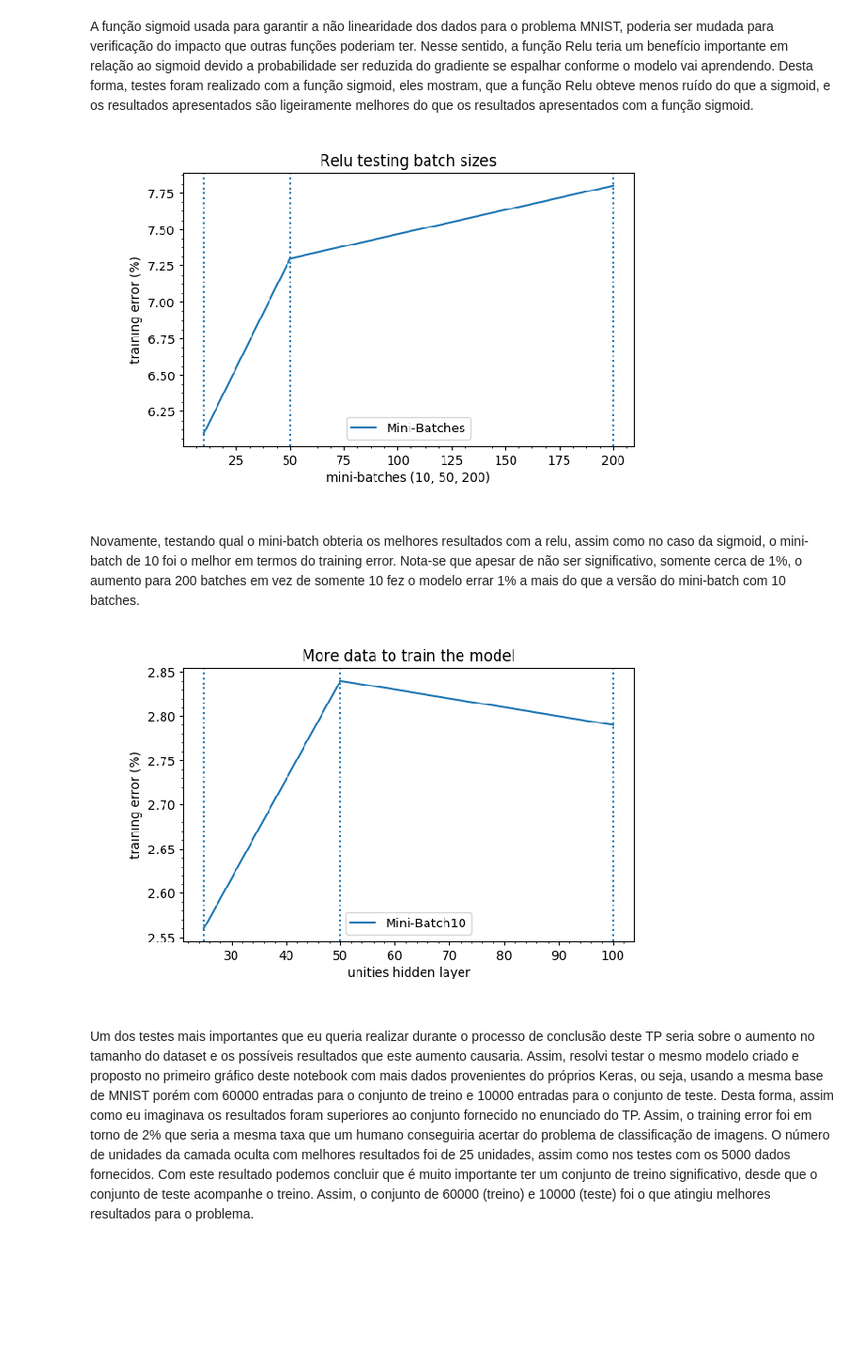
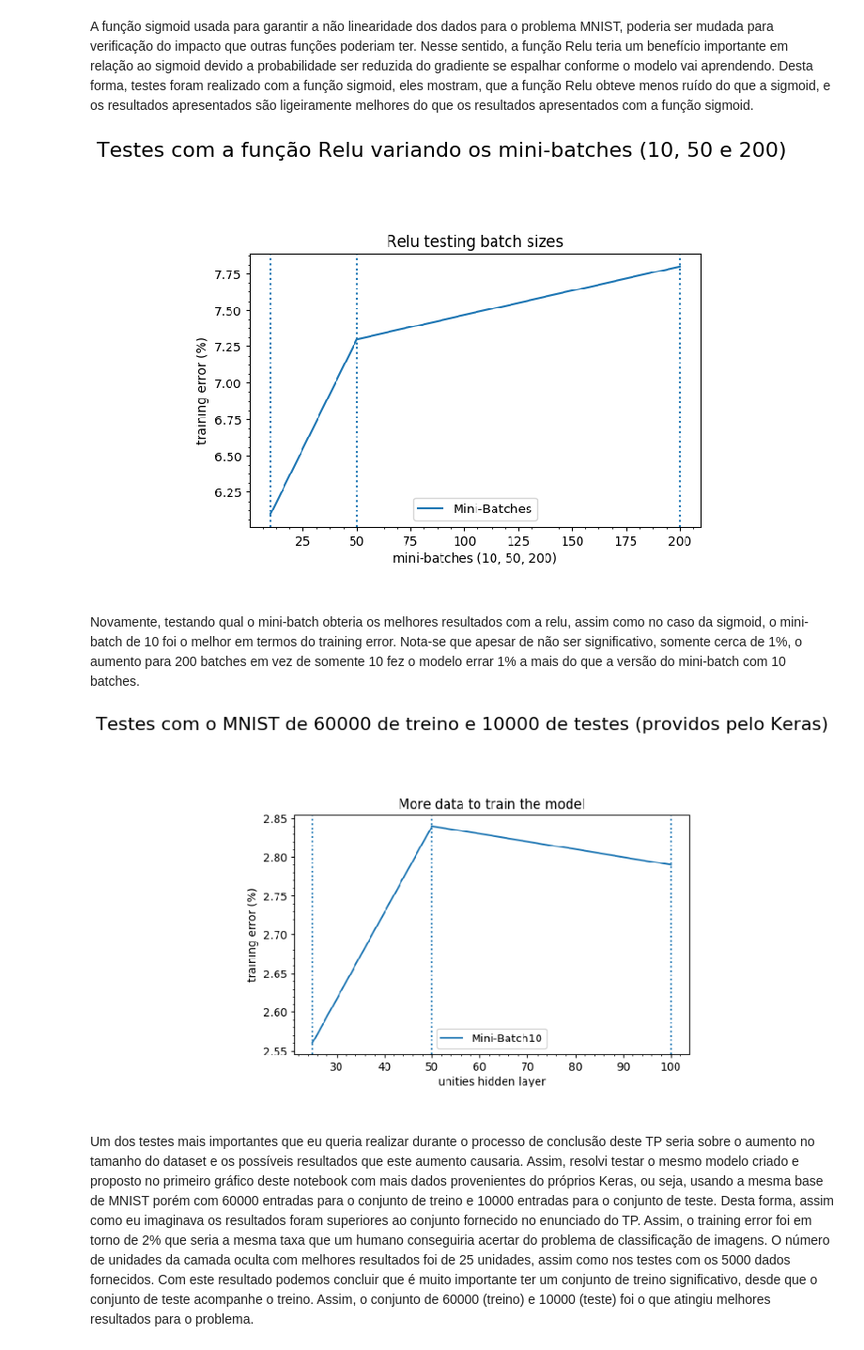
Before and after one commit to gesteves91/tp-ml, a Jupyter notebook: Resultados.ipynb, the cells around one changed output. Shown at 94% size. Cells and saved outputs as stored; diff of their text form; code cells hidden in the pictures; blank space fills up the shorter version.

```diff
--- a/Resultados.ipynb
+++ b/Resultados.ipynb
@@ -141,18 +144,20 @@ A função sigmoid usada para garantir a não linearidade dos dados para o probl
 # %%
 img = mpimg.imread('img/relu-2-layer.png')
 plt.figure(figsize=(10, 8))
+plt.suptitle("Testes com a função Relu variando os mini-batches (10, 50 e 200)", size=22)
 plt.axis('off')
 imgplot = plt.imshow(img)
 # %% [output]
-[figure, old version]
+[figure, new version]
 # %% [markdown]
 Novamente, testando qual o mini-batch obteria os melhores resultados com a relu, assim como no caso da sigmoid, o mini-batch de 10 foi o melhor em termos do training error. Nota-se que apesar de não ser significativo, somente cerca de 1%, o aumento para 200 batches em vez de somente 10 fez o modelo errar 1% a mais do que a versão do mini-batch com 10 batches.
 # %%
 img = mpimg.imread('img/more-data.png')
 plt.figure(figsize=(10, 8))
+plt.suptitle("Testes com o MNIST de 60000 de treino e 10000 de testes (providos pelo Keras)", size=22)
 plt.axis('off')
 imgplot = plt.imshow(img)
 # %% [output]
-[figure, old version]
+[figure, new version]
 # %% [markdown]
 Um dos testes mais importantes que eu queria realizar durante o processo de conclusão deste TP seria sobre o aumento no tamanho do dataset e os possíveis resultados que este aumento causaria. Assim, resolvi testar o mesmo modelo criado e proposto no primeiro gráfico deste notebook com mais dados provenientes do próprios Keras, ou seja, usando a mesma base de MNIST porém com 60000 entradas para o conjunto de treino e 10000 entradas para o conjunto de teste. Desta forma, assim como eu imaginava os resultados foram superiores ao conjunto fornecido no enunciado do TP. Assim, o training error foi em torno de 2% que seria a mesma taxa que um humano conseguiria acertar do problema de classificação de imagens. O número de unidades da camada oculta com melhores resultados foi de 25 unidades, assim como nos testes com os 5000 dados fornecidos. Com este resultado podemos concluir que é muito importante ter um conjunto de treino significativo, desde que o conjunto de teste acompanhe o treino. Assim, o conjunto de 60000 (treino) e 10000 (teste) foi o que atingiu melhores resultados para o problema.
```
Also changed, not shown: parts of 2 cells of this notebook, 5 other files.
